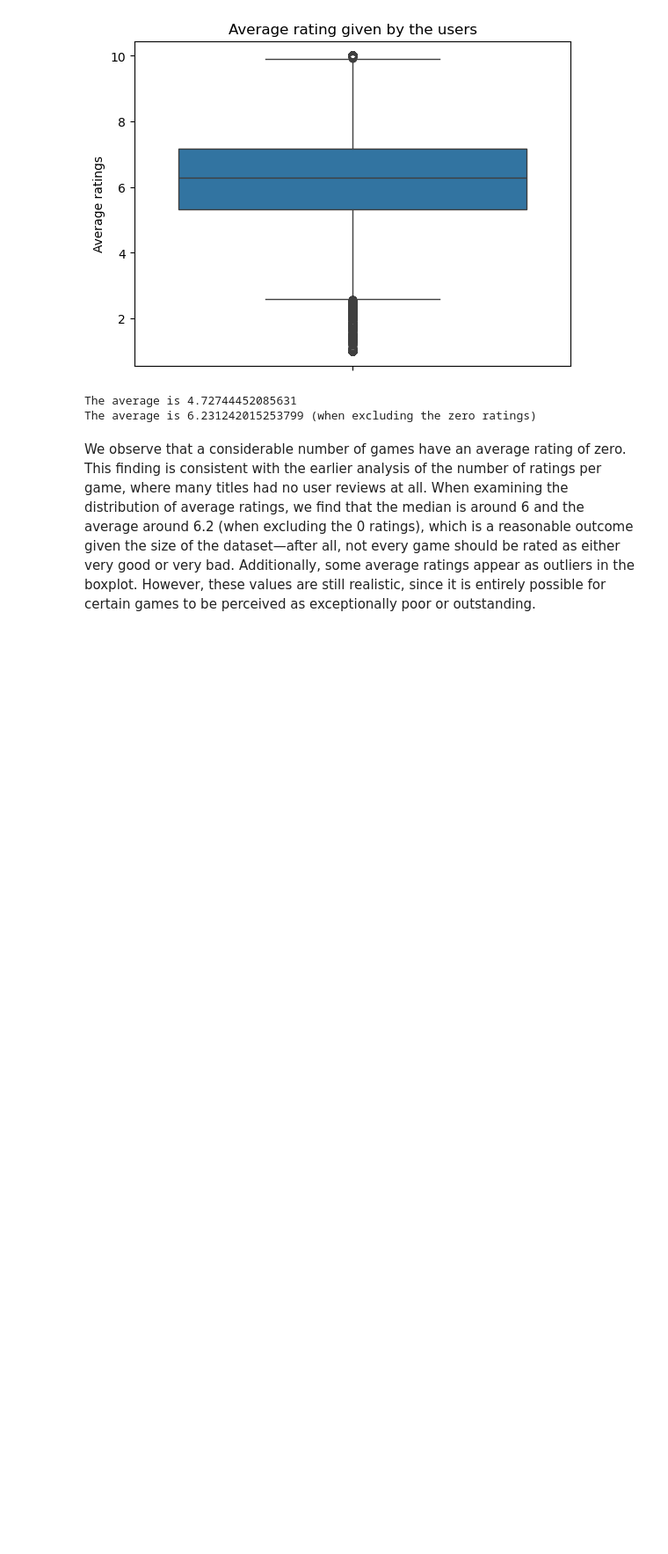
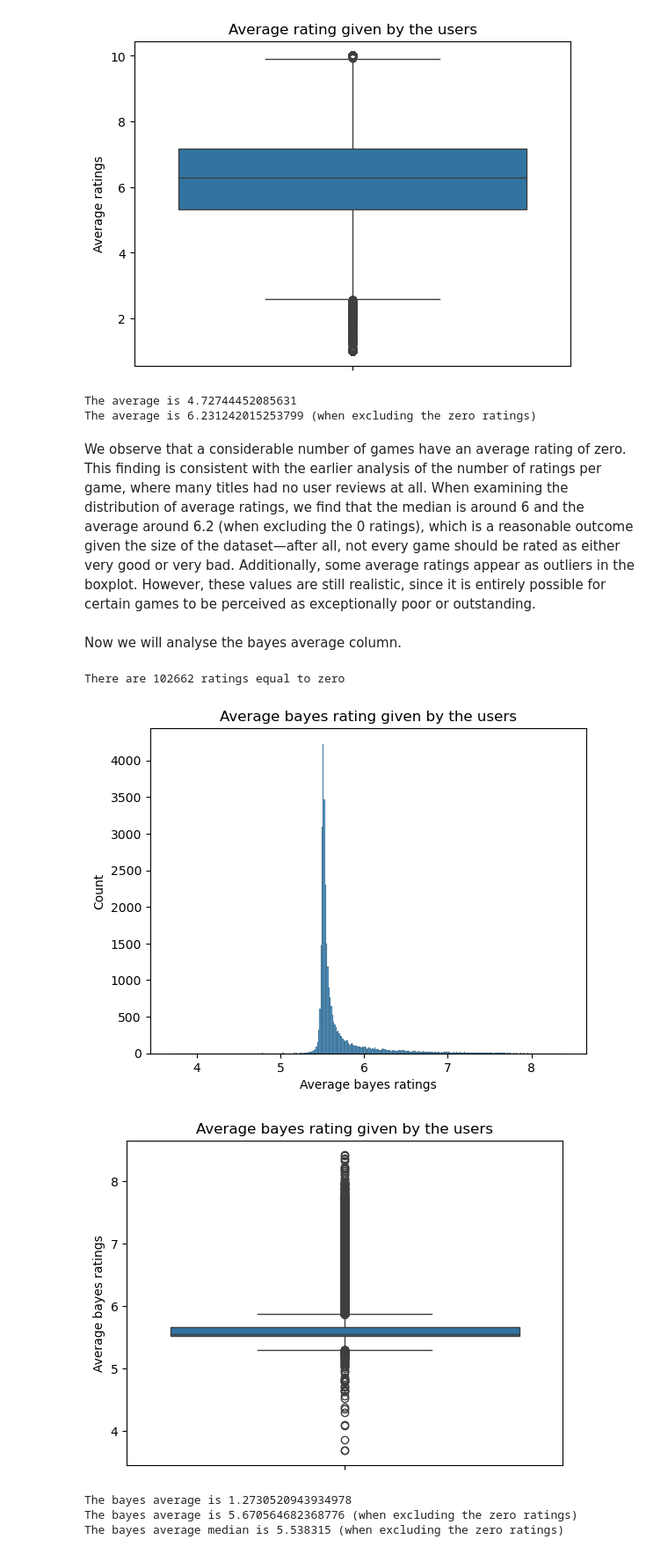
Before and after one commit to LsFaria04/PRI_Board_Games_Search_System, a Jupyter notebook: analysis.ipynb, the cells around one changed output. Shown at 88% size. Saved outputs shown, nothing was run; the diff lists cells and outputs as text; code cells hidden in the pictures; blank space fills up the shorter version.

Commit message:
Added more analisis (bayes average)

```diff
--- a/analysis.ipynb
+++ b/analysis.ipynb
@@ -536,3 +536,30 @@ The average is 6.231242015253799 (when excluding the zero ratings)
 We observe that a considerable number of games have an average rating of zero. This finding is consistent with the earlier analysis of the number of ratings per game, where many titles had no user reviews at all.
 When examining the distribution of average ratings, we find that the median is around 6 and the average around 6.2 (when excluding the 0 ratings), which is a reasonable outcome given the size of the dataset—after all, not every game should be rated as either very good or very bad.
 Additionally, some average ratings appear as outliers in the boxplot. However, these values are still realistic, since it is entirely possible for certain games to be perceived as exceptionally poor or outstanding.
+# %% [markdown]
+Now we will analyse the bayes average column.
+# %%
+non_zero_average_bayes = df[df["bayesaverage"] != 0]
+zero_average_bayes = df[df["bayesaverage"] == 0]
+print(f'There are {zero_average_bayes.shape[0]} ratings equal to zero')
+
+sb.histplot(non_zero_average_bayes, x = "bayesaverage")
+plt.xlabel("Average bayes ratings")
+plt.title("Average bayes rating given by the users")
+plt.show()
+
+sb.boxplot(non_zero_average_bayes, y="bayesaverage")
+plt.ylabel("Average bayes ratings")
+plt.title("Average bayes rating given by the users")
+plt.show()
+
+print(f'The bayes average is {df["bayesaverage"].mean()}')
+print(f'The bayes average is {non_zero_average_bayes["bayesaverage"].mean()} (when excluding the zero ratings)')
+print(f'The bayes average median is {non_zero_average_bayes["bayesaverage"].median()} (when excluding the zero ratings)')
+# %% [output]
+There are 102662 ratings equal to zero
+[figure, added]
+[figure, added]
+The bayes average is 1.2730520943934978
+The bayes average is 5.670564682368776 (when excluding the zero ratings)
+The bayes average median is 5.538315 (when excluding the zero ratings)
```
Also changed, not shown: parts of 1 cell of this notebook.
